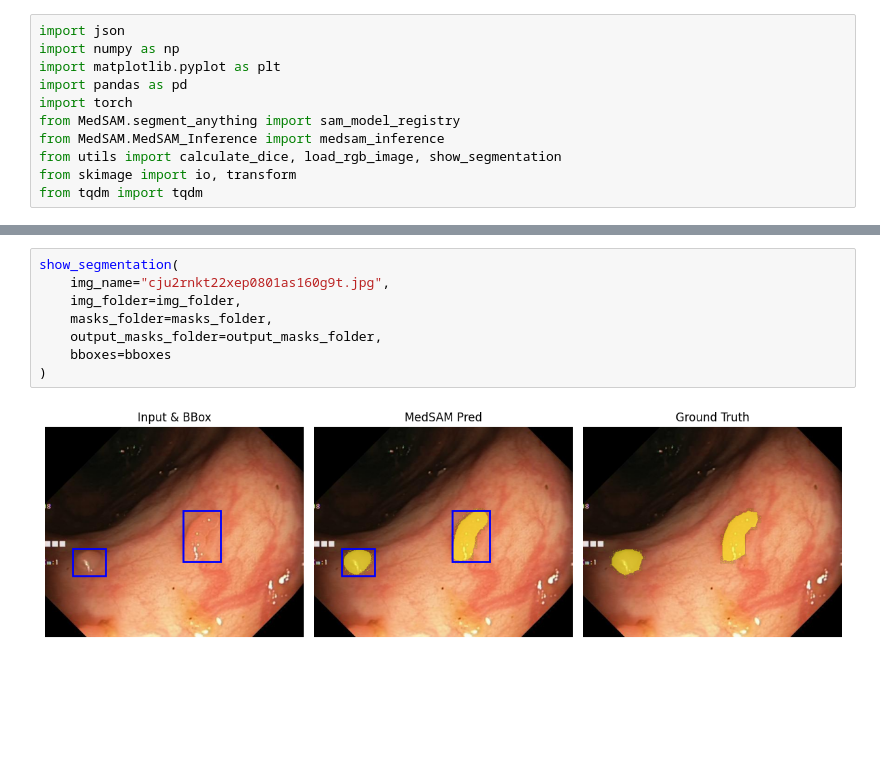
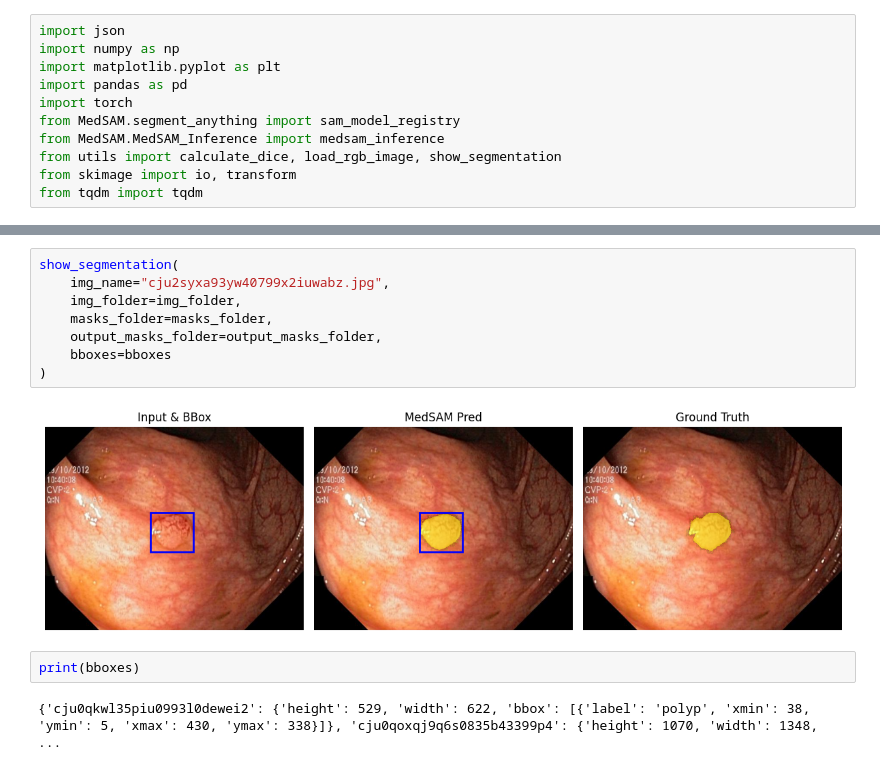
Before and after one commit to Azcatchi17/INF8225_Projet, a Jupyter notebook: kvasir_implementation/oracle_baseline_kvasir.ipynb, the cells around one changed output, grey strips where cells are left out. Saved outputs shown, nothing was run; the diff lists cells and outputs as text; blank space fills up the shorter version.

Commit message:
fix bbox showing

```diff
--- a/kvasir_implementation/oracle_baseline_kvasir.ipynb
+++ b/kvasir_implementation/oracle_baseline_kvasir.ipynb
@@ -197,11 +197,15 @@ train  0.992421
 val    0.981697
 # %%
 show_segmentation(
-    img_name="cju2rnkt22xep0801as160g9t.jpg",
+    img_name="cju2syxa93yw40799x2iuwabz.jpg",
     img_folder=img_folder,
     masks_folder=masks_folder,
     output_masks_folder=output_masks_folder,
     bboxes=bboxes
 )
 # %% [output]
-[figure, old version]
+[figure, new version]
+# %%
+print(bboxes)
+# %% [output]
+{'cju0qkwl35piu0993l0dewei2': {'height': 529, 'width': 622, 'bbox': [{'label': 'polyp', 'xmin': 38, 'ymin': 5, 'xmax': 430, 'ymax': 338}]}, 'cju0qoxqj9q6s0835b43399p4': {'height': 1070, 'width': 1348, ...
```
Also changed, not shown: 3 other files.
